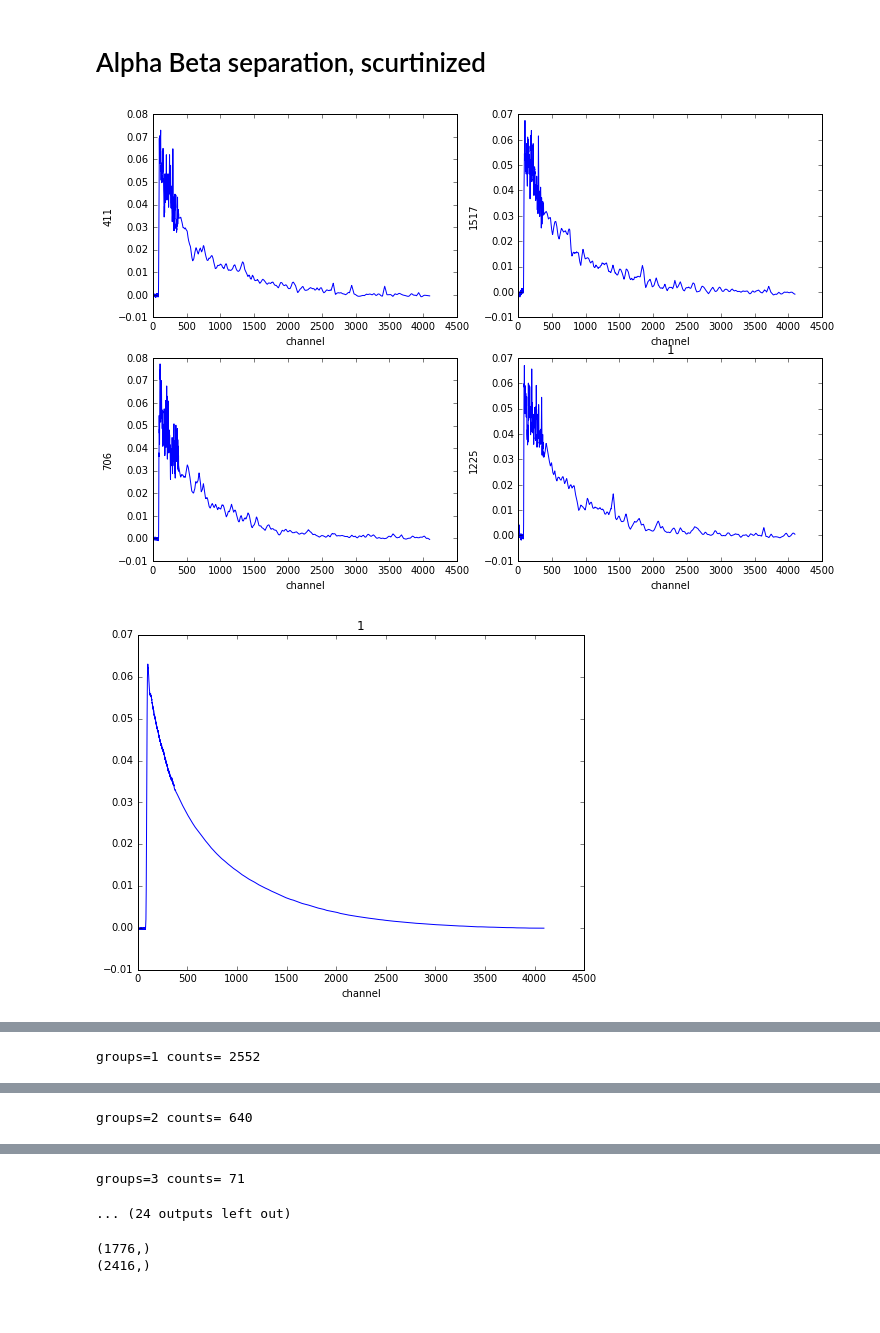
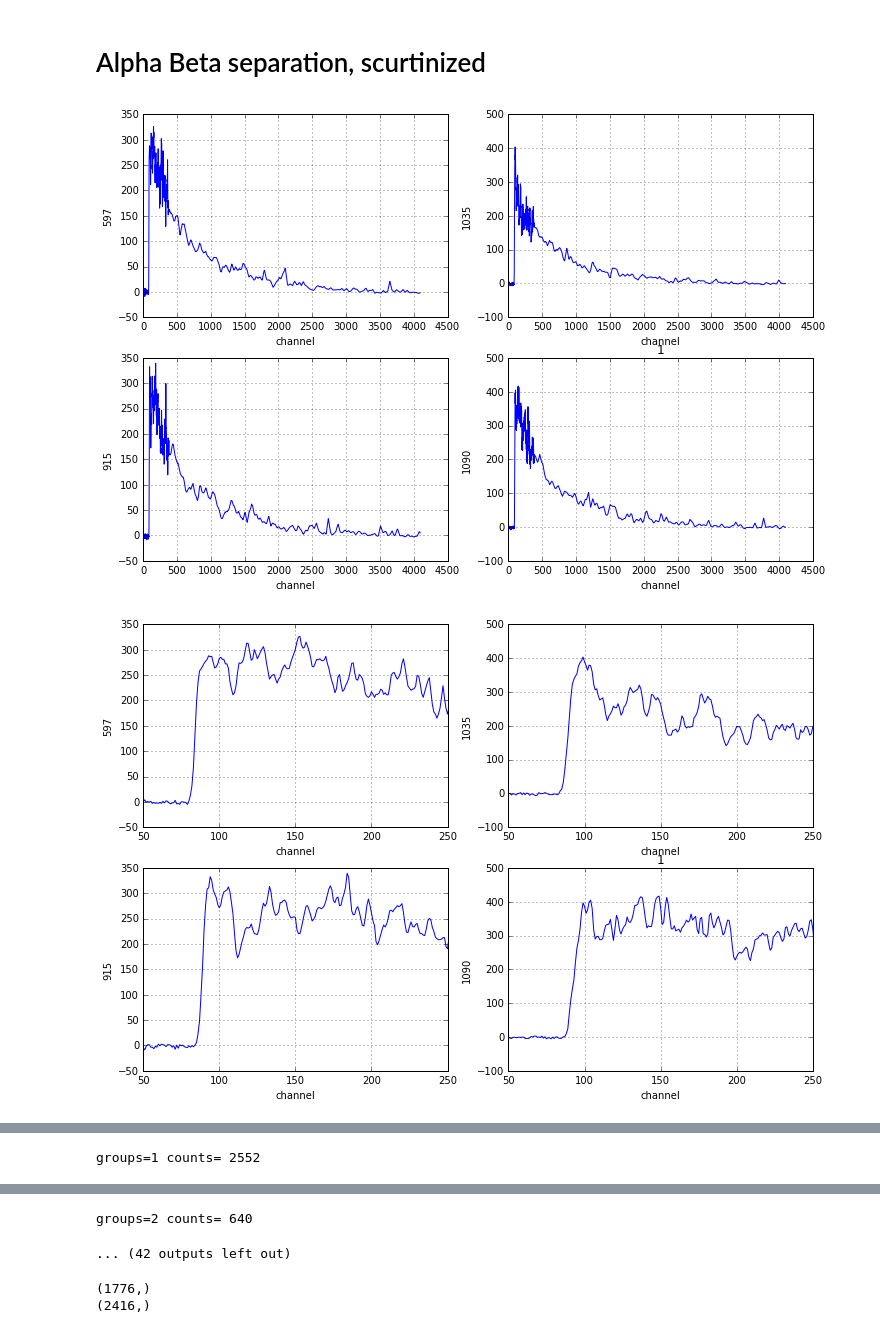
Before and after one commit to hareyakana/Script_For_TS_Keras, a Jupyter notebook: Viewer.ipynb, the cells around one changed output, grey strips where cells are left out. Saved outputs shown, nothing was run; the diff lists cells and outputs as text; code cells hidden in the pictures; blank space fills up the shorter version.

```diff
--- a/Viewer.ipynb
+++ b/Viewer.ipynb
@@ -52,9 +52,9 @@ class Waveform1():
 
         selector1 = np.load("selector_pure.npy")
 
-        waveform_n = normalize(pmtall,axis=1,norm="l2")
-        del tree,pmtall,pedestal,pedestal_sum
-        waveform_f = waveform_n[label==4]
+        del tree,pedestal,pedestal_sum
+
+        waveform_f = pmtall[label==4]
         waveform_f = waveform_f[label2==1]
         waveform_f = waveform_f[survives==0]
         waveform_f = waveform_f[final==1]
@@ -69,7 +69,8 @@ class Waveform1():
         energy1 = energy1[final_final==1]
         energy1 = energy1[really_final==1]
         self.energy = energy1[selector1==selector]
-        del waveform_n,waveform_f
+
+        del pmtall,waveform_f
 
     def __len__(self):
         return self.waveform.shape[0]
@@ -101,9 +102,11 @@ class Waveform2():
             pmtall[i] = pedestal_sum[i] - pmtall[i]
         selector2 = np.load("selector_psd.npy")
 
-        waveform_n = normalize(pmtall,axis=1,norm="l2")
-        self.waveform = waveform_n[selector2==selector]
+#         waveform_n = normalize(pmtall,axis=1,norm="l2")
+        self.waveform = pmtall[selector2==selector]
         self.energy = energy2[selector2==selector]
+
+#         self.waveform = normalize(waveform_s,axis=1,norm="l2")
         del tree,pmtall
     def __len__(self):
         return self.waveform.shape[0]
@@ -187,41 +223,80 @@ for i in np.unique(sel2):
     plt.figure(figsize=(12,8))
     plt.subplot(221)
     plt.plot(file[r1][0])
+    plt.grid(True)
     plt.ylabel("{}".format(r1))
     plt.xlabel("channel")
     plt.subplot(222)
     plt.plot(file[r2][0])
+    plt.grid(True)
     plt.ylabel("{}".format(r2))
     plt.xlabel("channel")
     plt.subplot(223)
     plt.plot(file[r3][0])
+    plt.grid(True)
     plt.ylabel("{}".format(r3))
     plt.xlabel("channel")
     plt.subplot(224)
     plt.plot(file[r4][0])
+    plt.grid(True)
     plt.ylabel("{}".format(r4))
     plt.xlabel("channel")
-    plt.savefig("fig/wave_psd{}".format(i))
+#     plt.savefig("fig/wave_psd{}".format(i))
     plt.title("{}".format(i))
     plt.show()
+
+    plt.figure(figsize=(12,8))
+    plt.subplot(221)
+    plt.plot(file[r1][0])
+    plt.xlim(50,250)
+    plt.grid(True)
+    plt.ylabel("{}".format(r1))
+    plt.xlabel("channel")
+    plt.subplot(222)
+    plt.plot(file[r2][0])
+    plt.xlim(50,250)
+    plt.grid(True)
+    plt.ylabel("{}".format(r2))
+    plt.xlabel("channel")
+    plt.subplot(223)
+    plt.plot(file[r3][0])
+    plt.xlim(50,250)
+    plt.grid(True)
+    plt.ylabel("{}".format(r3))
+    plt.xlabel("channel")
+    plt.subplot(224)
+    plt.plot(file[r4][0])
+    plt.xlim(50,250)
+    plt.grid(True)
+    plt.ylabel("{}".format(r4))
+    plt.xlabel("channel")
+#     plt.savefig("fig/zoom_psd{}".format(i))
+    plt.title("{}".format(i))
+    plt.show()
+
+    np.set_printoptions(precision=6)
+    print("waveform1", file[r1][0][70:120])
+    print("waveform1", file[r2][0][70:120])
+    print("waveform1", file[r3][0][70:120])
+    print("waveform1", file[r4][0][70:120])
 
 
     plt.figure(figsize=(8,6))
     plt.plot(np.mean(file[:][0],axis=0))
     plt.xlabel("channel")
-    plt.savefig("fig/avwave_psd{}".format(i))
+#     plt.savefig("fig/avwave_psd{}".format(i))
     plt.title("{}".format(i))
     plt.show()
 
     plt.figure(figsize=(8,6))
     plt.hist(file[:][1], bins=np.arange(3000,6000,20))
     plt.yscale("log")
     plt.xlabel("energy")
     plt.ylabel("counts")
-    plt.savefig("fig/hist_psd{}".format(i))
+#     plt.savefig("fig/hist_psd{}".format(i))
     plt.title("{}".format(i))
     plt.show()
     print("groups={}".format(i), "counts=",len(file[:][1]))
 # %% [output]
-[figure, old version]
+[figure, new version]
-[figure, old version]
+[figure, new version]
@@ -229 +320,0 @@ for i in np.unique(sel2):
-groups=1 counts= 2552
@@ -230,0 +322 @@ groups=1 counts= 2552
+groups=1 counts= 2552
@@ -233 +324,0 @@ groups=1 counts= 2552
-groups=2 counts= 640
@@ -237,5 +344,5 @@ groups=2 counts= 640
-groups=3 counts= 71
-... (24 outputs left out)
+groups=2 counts= 640
+... (42 outputs left out)
 # %%
 e2 = Waveform2(path="../Run9psd15_3000.root", selector=2)
 e6 = Waveform2(path="../Run9psd15_3000.root", selector=6)
```
Also changed, not shown: parts of 5 cells of this notebook, 8 other files.
